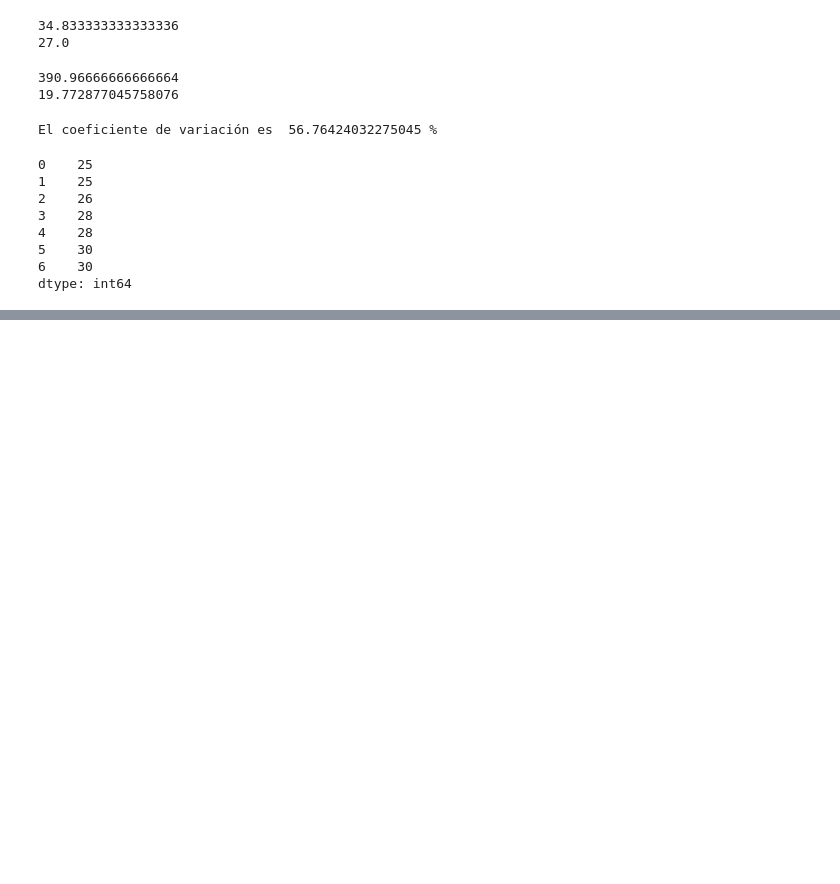
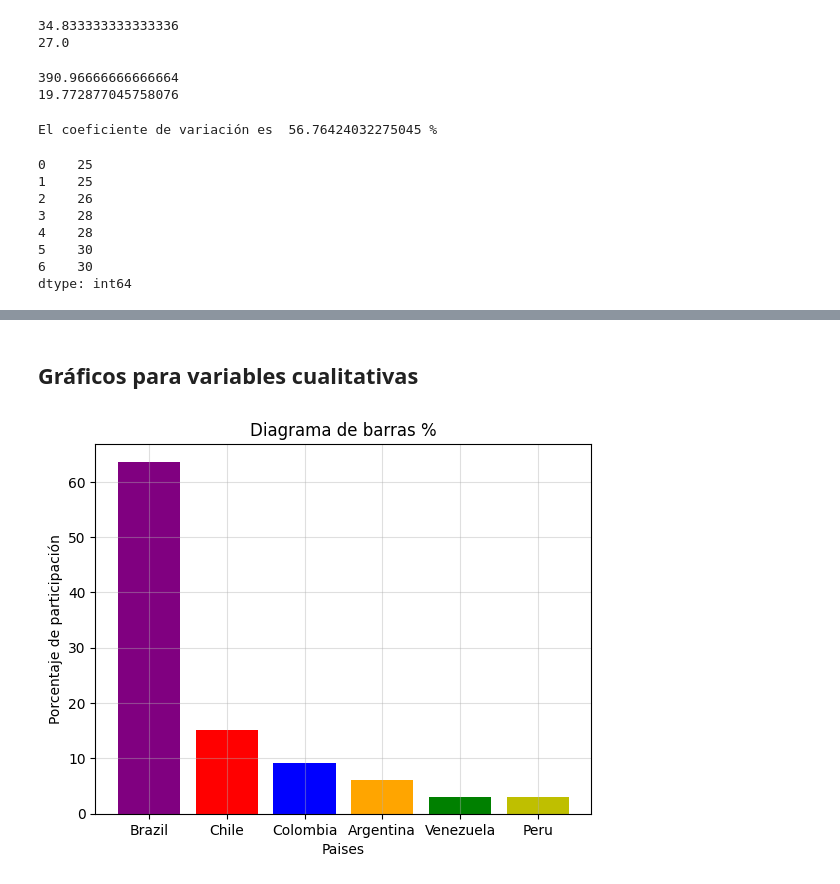
Before and after one commit to julihdez36/Toma_de_decisiones, a Jupyter notebook: sesion2.ipynb, the cells around one changed output, grey strips where cells are left out. Drawn from its saved outputs; the diff is of its cells as text; code cells hidden in the pictures; blank space fills up the shorter version.

```diff
--- a/sesion2.ipynb
+++ b/sesion2.ipynb
@@ -547,0 +712,18 @@ dtype: float64
+# %% [markdown]
+## Gráficos para variables cualitativas
+# %%
+# Bar plot
+
+df_suda = forbes21[forbes21['Country'].isin(suda)]
+# %%
+freq_suda = df_suda['Country'].value_counts(normalize= True) *100
+# %%
+#plt.bar(freq_suda )
+plt.bar(freq_suda.index, freq_suda.values,color = ['purple','red','blue','orange','g','y'])
+plt.title('Diagrama de barras %')
+plt.ylabel('Porcentaje de participación')
+plt.xlabel('Paises')
+plt.grid(alpha=.4)
+plt.show()
+# %% [output]
+[figure, added]
```
Also changed, not shown: parts of 38 cells of this notebook.
